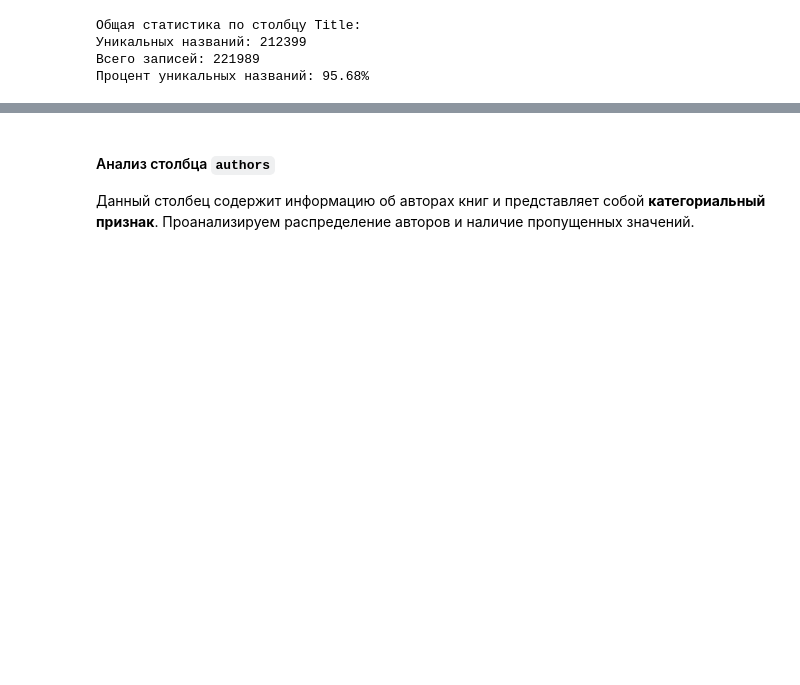
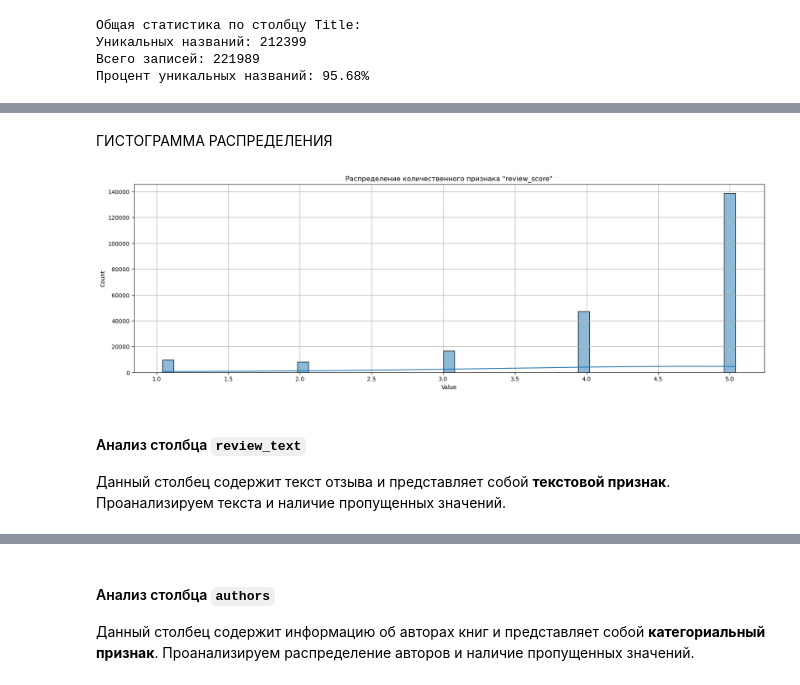
Before and after one commit to B-es/SOBD1, a Jupyter notebook: 2_Exploratory_analysis.ipynb, the cells around one changed output, grey strips where cells are left out. Drawn from its saved outputs; the diff is of its cells as text; code cells hidden in the pictures; blank space fills up the shorter version.

```diff
--- a/2_Exploratory_analysis.ipynb
+++ b/2_Exploratory_analysis.ipynb
@@ -589,0 +726,10 @@ print(f"Процент уникальных названий: {100 * df.select('
+# %% [markdown]
+ГИСТОГРАММА РАСПРЕДЕЛЕНИЯ
+# %%
+plot_quant_distribution(df, col_name, num_bins=50)
+# %% [output]
+[figure, added]
+# %% [markdown]
+#### Анализ столбца `review_text`
+
+Данный столбец содержит текст отзыва и представляет собой **текстовой признак**. Проанализируем текста и наличие пропущенных значений.
```
Also changed, not shown: parts of 103 cells of this notebook, 1 other file.
